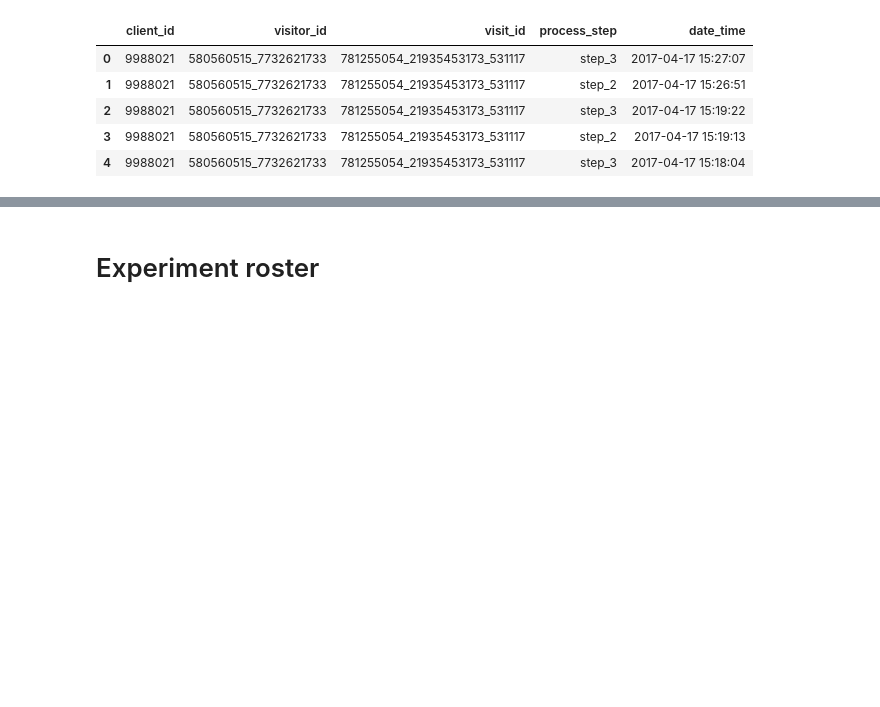
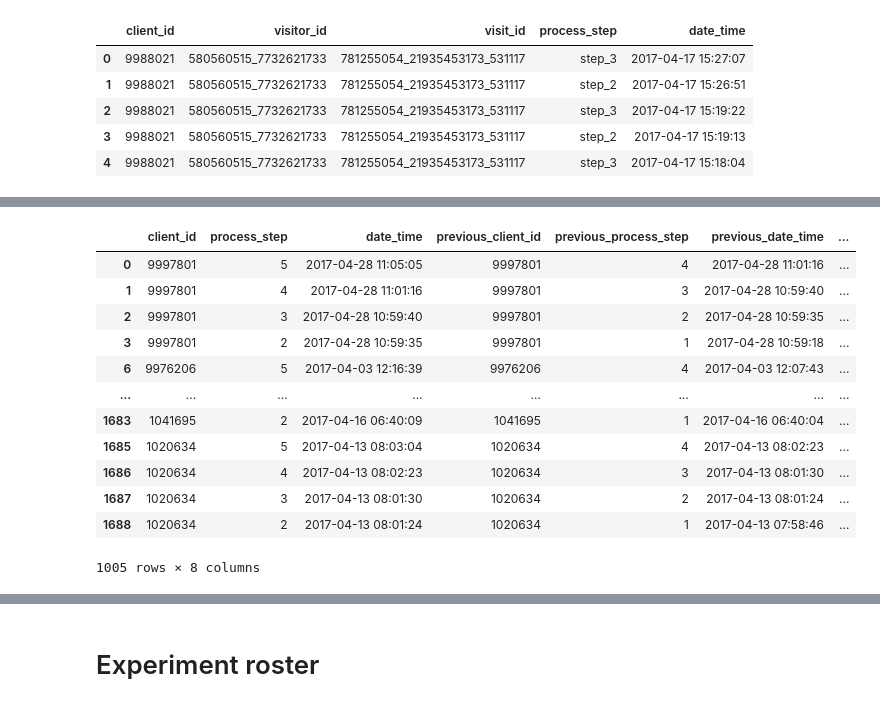
Before and after one commit to dimitsagk/AB_Testing_Analysis, a Jupyter notebook: notebooks/Project_2_02Cleaning+EDA.ipynb, the cells around one changed output, grey strips where cells are left out. Saved outputs shown, nothing was run; the diff lists cells and outputs as text; code cells hidden in the pictures; blank space fills up the shorter version.

```diff
--- a/notebooks/Project_2_02Cleaning+EDA.ipynb
+++ b/notebooks/Project_2_02Cleaning+EDA.ipynb
@@ -365,0 +388,4 @@ visit_duration_in_days[visit_duration_in_days["date_time"] > 3*duration_std]
+# %%
+# Adding two new columsn that I will use for comparison
+sample_df['previous_process_step'] = -1
+sample_df['previous_date_time'] = '1970-01-01 00:00:00'
@@ -365,0 +398,16 @@ visit_duration_in_days[visit_duration_in_days["date_time"] > 3*duration_std]
+# %%
+len_df = sample_df.shape[0]
+
+for i in range(len_df):
+    if sample_df.loc[i,'client_id'] == sample_df.loc[i,'previous_client_id']:
+        sample_df.loc[i,'previous_process_step'] = sample_df.loc[i+1,'process_step']
+        sample_df.loc[i,'previous_date_time'] = sample_df.loc[i+1,'date_time']
+# %%
+sample_df['date_time'] = pd.to_datetime(sample_df['date_time'],format='%Y-%m-%d %H:%M:%S')
+sample_df['previous_date_time'] = pd.to_datetime(sample_df['previous_date_time'],format='%Y-%m-%d %H:%M:%S')
+# %%
+# Adding a new layer, to filter the interactions that moved to the next step, had result 1
+sample_df['subtracting_step'] = sample_df['process_step'] - sample_df['previous_process_step']
+
+# Adding a new layer, to find the time between successful steps, and filter out the ones with no useful info
+sample_df['subtracting_date_time'] = sample_df['date_time'] - sample_df['previous_date_time']
@@ -365,0 +428,19 @@ visit_duration_in_days[visit_duration_in_days["date_time"] > 3*duration_std]
+# %%
+# Filtering the sample, to the interactions that moved one step forward == 1
+# and excluding the ones that had substraction with the placeholder date '1970-01-01 00:00:00' < 10000 days
+filtered_sample_df = sample_df[(sample_df['subtracting_step'] == 1) & (sample_df['subtracting_date_time'] < '10000 days 00:00:00')]
+filtered_sample_df
+# %% [output]
+|  | client_id | process_step | date_time | previous_client_id | previous_process_step | previous_date_time | ... |
+| 0 | 9997801 | 5 | 2017-04-28 11:05:05 | 9997801 | 4 | 2017-04-28 11:01:16 | ... |
+| 1 | 9997801 | 4 | 2017-04-28 11:01:16 | 9997801 | 3 | 2017-04-28 10:59:40 | ... |
+| 2 | 9997801 | 3 | 2017-04-28 10:59:40 | 9997801 | 2 | 2017-04-28 10:59:35 | ... |
+| 3 | 9997801 | 2 | 2017-04-28 10:59:35 | 9997801 | 1 | 2017-04-28 10:59:18 | ... |
+| 6 | 9976206 | 5 | 2017-04-03 12:16:39 | 9976206 | 4 | 2017-04-03 12:07:43 | ... |
+| ... | ... | ... | ... | ... | ... | ... | ... |
+| 1683 | 1041695 | 2 | 2017-04-16 06:40:09 | 1041695 | 1 | 2017-04-16 06:40:04 | ... |
+| 1685 | 1020634 | 5 | 2017-04-13 08:03:04 | 1020634 | 4 | 2017-04-13 08:02:23 | ... |
+| 1686 | 1020634 | 4 | 2017-04-13 08:02:23 | 1020634 | 3 | 2017-04-13 08:01:30 | ... |
+| 1687 | 1020634 | 3 | 2017-04-13 08:01:30 | 1020634 | 2 | 2017-04-13 08:01:24 | ... |
+| 1688 | 1020634 | 2 | 2017-04-13 08:01:24 | 1020634 | 1 | 2017-04-13 07:58:46 | ... |
+1005 rows × 8 columns
```
Also changed, not shown: parts of 50 cells of this notebook.
